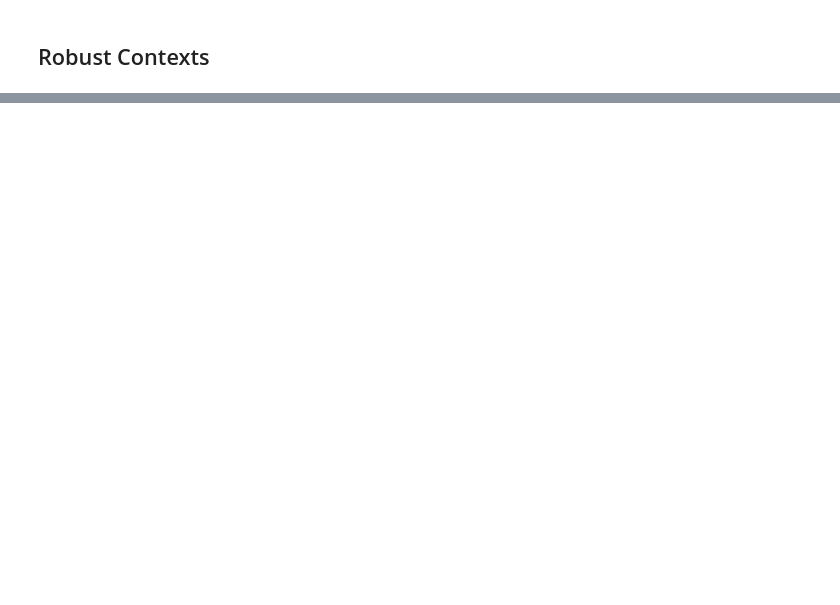
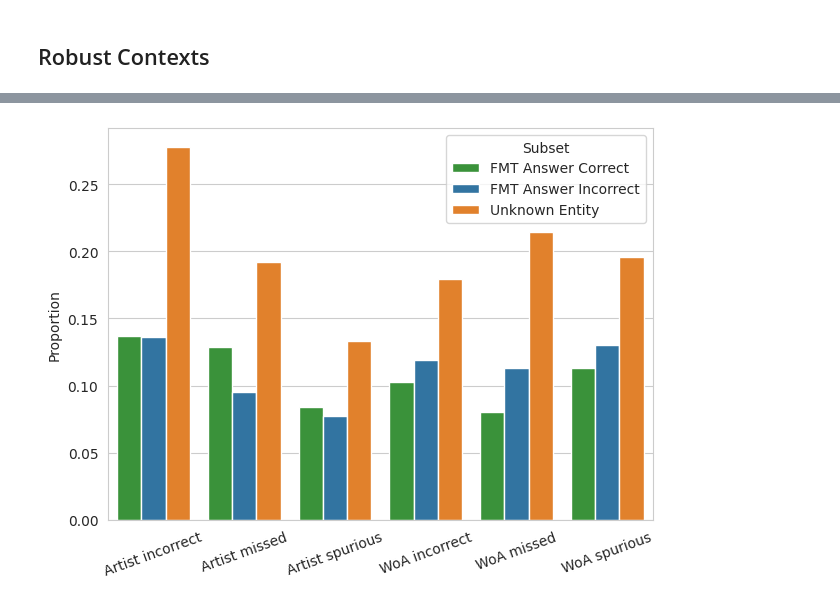
Before and after one commit to progsi/YTUnCoverLLM, a Jupyter notebook: notebooks/results_cloze.ipynb, the cells around one changed output, grey strips where cells are left out. Saved outputs shown, nothing was run; the diff lists cells and outputs as text; code cells hidden in the pictures; blank space fills up the shorter version.

```diff
--- a/notebooks/results_cloze.ipynb
+++ b/notebooks/results_cloze.ipynb
@@ -334,0 +184,35 @@ data.loc[:,subset]
+# %%
+import pandas as pd
+import seaborn as sns
+import matplotlib.pyplot as plt
+
+metrics = ['WoA_spurious', 'WoA_incorrect', 'WoA_missed', 'Artist_spurious', 'Artist_incorrect', 'Artist_missed']
+
+plot_data = data.loc[:, data.columns.get_level_values(1).isin(metrics)]
+
+plot_data = plot_data.stack(level=0).reset_index(
+    level=0, drop=True).reset_index().groupby(by="index").sum().reset_index().rename(
+        columns={"index": "Subset"}
+    )
+plot_data.Subset = plot_data.Subset.str.replace(
+    "unseen", "FMT Answer Incorrect").str.replace(
+        "seen", "FMT Answer Correct").str.replace("postcutoff", "Unknown Entity")
+
+plot_data = pd.melt(plot_data,
+                    id_vars="Subset",
+                    value_vars=metrics,
+                    var_name="Metric",
+                    value_name="Proportion").sort_values(by=["Subset", "Metric"])
+plot_data.Metric = plot_data.Metric.str.replace("_", " ")
+plot_data.Proportion = plot_data.Proportion / len(data)
+
+sns.set_style("whitegrid")
+sns.barplot(data=plot_data, x='Metric', y="Proportion", hue='Subset', palette=['#2ca02c', '#1f77b4', '#ff7f0e'])
+plt.xlabel("")
+plt.xticks(rotation=20)
+plt.title("")
+plt.legend(title="Subset")
+plt.tight_layout()
+plt.savefig(f"../figures/error_analysis.pdf")
+plt.show()
+# %% [output]
@@ -334,0 +222 @@ data.loc[:,subset]
+[figure, added]
```
Also changed, not shown: parts of 35 cells of this notebook, 10 other files.
